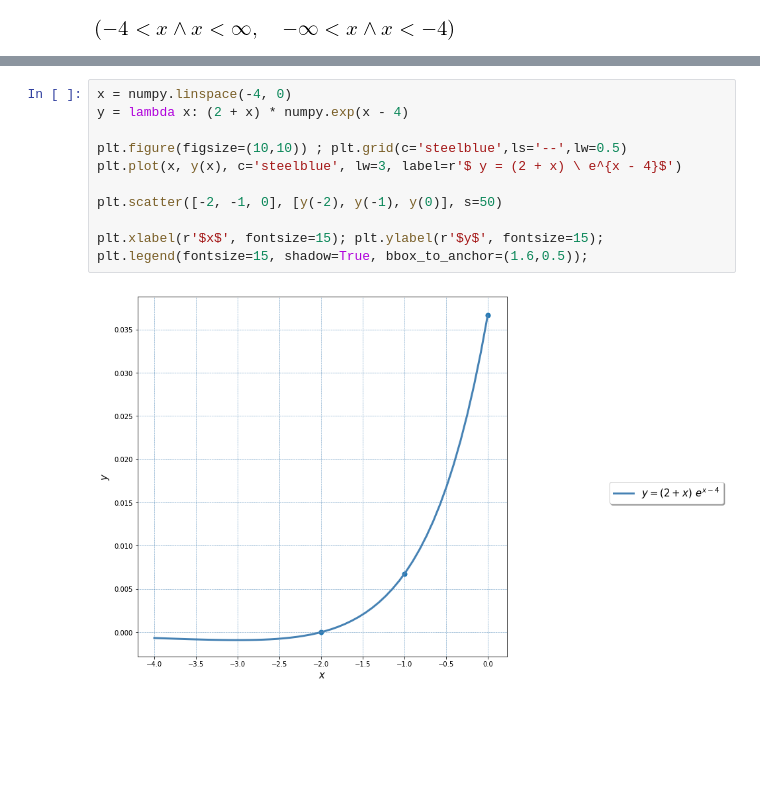
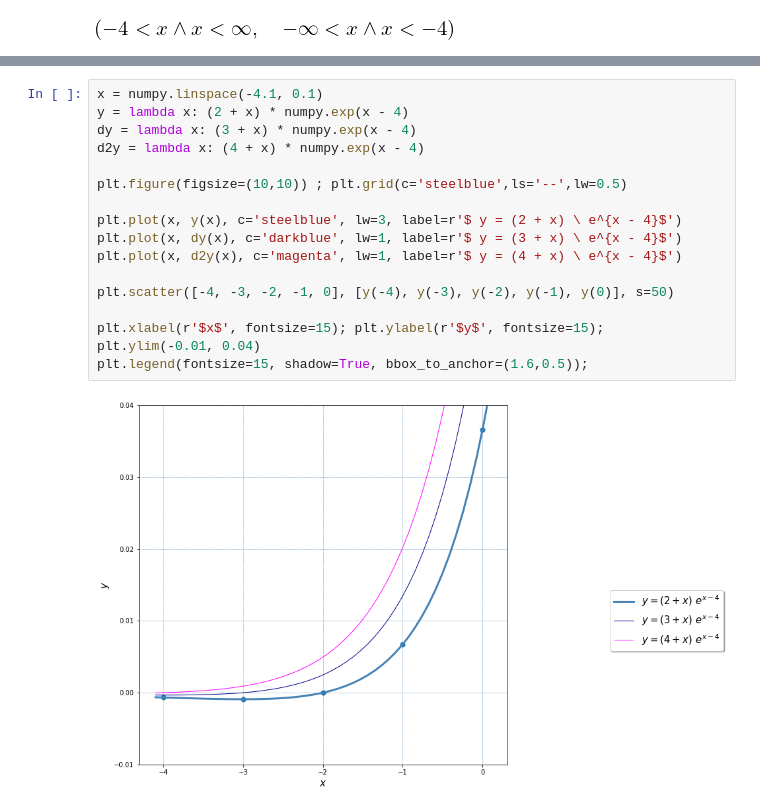
Before and after one commit to OlgaBelitskaya/math_20182019, a Jupyter notebook: mathanalysis_standardcalc209-215.ipynb, the cells around one changed output, grey strips where cells are left out. Saved outputs shown, nothing was run; the diff lists cells and outputs as text; blank space fills up the shorter version.

```diff
--- a/mathanalysis_standardcalc209-215.ipynb
+++ b/mathanalysis_standardcalc209-215.ipynb
@@ -745,13 +811,18 @@ plot(y, (x, -4, 0));
 # %%
-x = numpy.linspace(-4, 0)
+x = numpy.linspace(-4.1, 0.1)
 y = lambda x: (2 + x) * numpy.exp(x - 4)
+dy = lambda x: (3 + x) * numpy.exp(x - 4)
+d2y = lambda x: (4 + x) * numpy.exp(x - 4)
 
 plt.figure(figsize=(10,10)) ; plt.grid(c='steelblue',ls='--',lw=0.5)
+
 plt.plot(x, y(x), c='steelblue', lw=3, label=r'$ y = (2 + x) \ e^{x - 4}$')
+plt.plot(x, dy(x), c='darkblue', lw=1, label=r'$ y = (3 + x) \ e^{x - 4}$')
+plt.plot(x, d2y(x), c='magenta', lw=1, label=r'$ y = (4 + x) \ e^{x - 4}$')
 
-plt.scatter([-2, -1, 0], [y(-2), y(-1), y(0)], s=50)
+plt.scatter([-4, -3, -2, -1, 0], [y(-4), y(-3), y(-2), y(-1), y(0)], s=50)
 
-plt.xlabel(r'$x$', fontsize=15); plt.ylabel(r'$y$', fontsize=15);
+plt.xlabel(r'$x$', fontsize=15); plt.ylabel(r'$y$', fontsize=15); plt.ylim(-0.01, 0.04)
 plt.legend(fontsize=15, shadow=True, bbox_to_anchor=(1.6,0.5));
 # %% [output]
-[figure, old version]
+[figure, new version]
```
Also changed, not shown: parts of 11 cells of this notebook.
